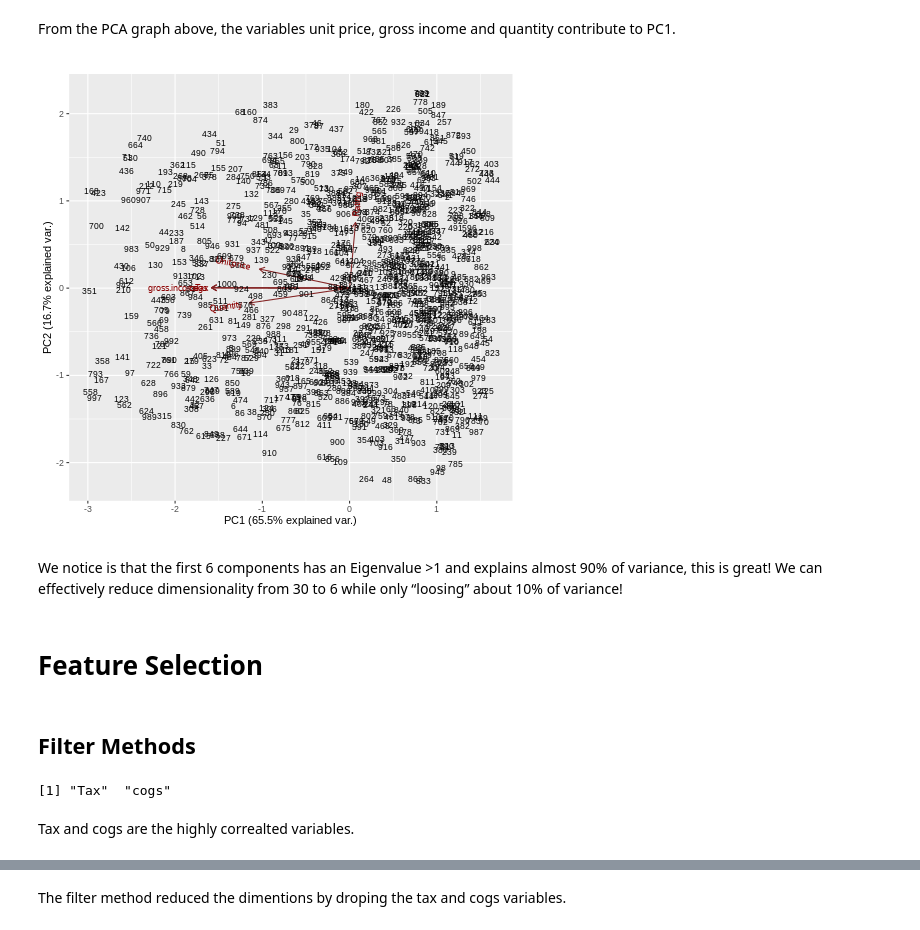
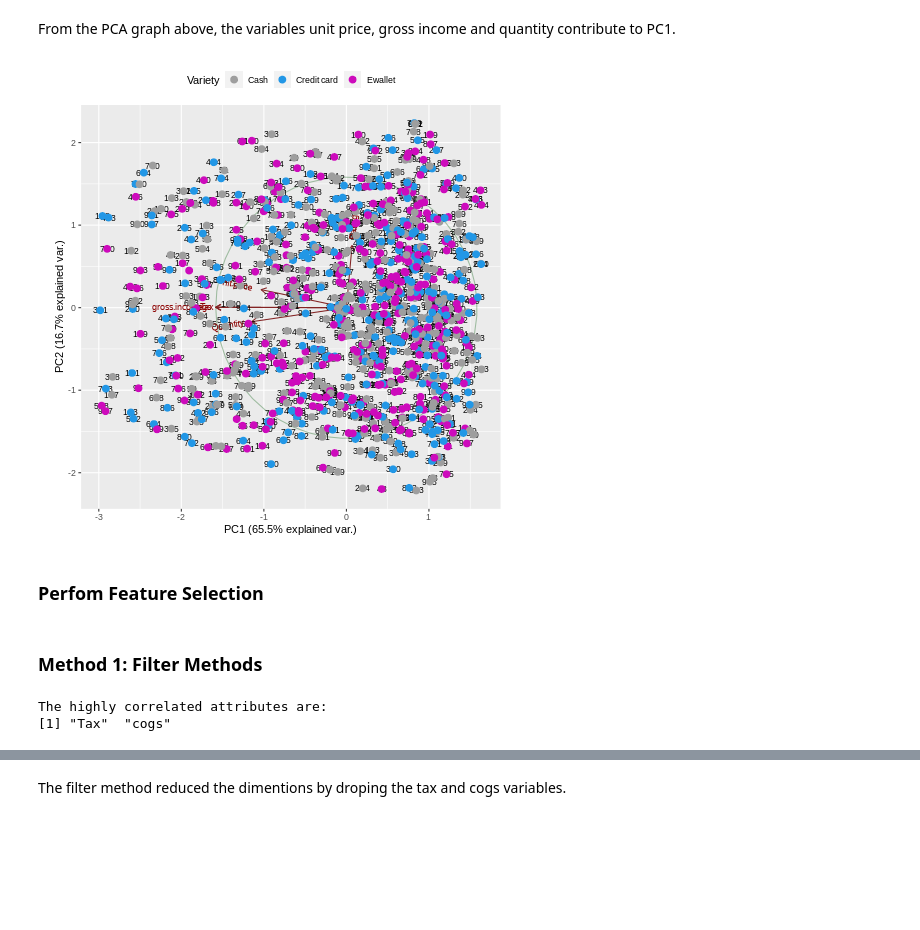
Before and after one commit to veronica1013/marketing_analysis_carrefour_kenya, a Jupyter notebook: Moringa_Data_Science_Core_Module3_W3_Independent_Project_2021_10_Veronica_Isiaho.ipynb, the cells around one changed output, grey strips where cells are left out. Saved outputs shown, nothing was run; the diff lists cells and outputs as text; code cells hidden in the pictures; blank space fills up the shorter version.

```diff
--- a/Moringa_Data_Science_Core_Module3_W3_Independent_Project_2021_10_Veronica_Isiaho.ipynb
+++ b/Moringa_Data_Science_Core_Module3_W3_Independent_Project_2021_10_Veronica_Isiaho.ipynb
@@ -711,10 +711,10 @@ market$Total <- NULL
 # #Drop gross.margin.percentage column since it has only one value in all rows
 market$gross.margin.percentage <- NULL
 
-market <- select_if(market, is.numeric)
+market_df <- select_if(market, is.numeric)
 
 #Preview the data
-tail(market)
+tail(market_df)
 # %% [output]
      Unit.price Quantity     Tax   cogs gross.income Rating
 995       60.95        1  3.0475  60.95       3.0475    5.9
@@ -892,23 +892,28 @@ From the PCA graph above, the variables unit price, gross income and quantity co
 # %%
 %%R
 # Add more information to the plot,
 # Provide arguments rownames as labels
+#labels1 <- df_1 %>% select(c(8,12,14,7,6))
 
-ggbiplot(pca_appl, labels=rownames(numerical.columns), obs.scale = 0.1, var.scale = 2, size = 100)
+ggbiplot(pca_appl, labels=rownames(numerical.columns), obs.scale = 0.1, var.scale = 2, size = 100,
+         varname.size = 3, labels.size=3, ellipse = TRUE, circle = TRUE) +
+         scale_color_manual(name="Variety", values=c(8,12,14,7)) +
+         scale_shape_manual(name="Variety", values=c(8,12,14,7)) +
+         geom_point(aes(colour=x), size = 3) +
+         theme(legend.direction ="horizontal",
+               legend.position = "top")
 # %% [output]
-[figure, old version]
+[figure, new version]
-# %% [markdown]
-We notice is that the first 6 components has an Eigenvalue >1 and explains almost 90% of variance, this is great! We can effectively reduce dimensionality from 30 to 6 while only “loosing” about 10% of variance!
 # %% [markdown]
-#  Feature Selection
+### Perfom Feature Selection
 # %% [markdown]
-## Filter Methods
+### Method 1: Filter Methods
 # %%
 %%R
 # Calculating the correlation matrix
 # ---
 #
-correlationMatrix <- cor(market)
+correlationMatrix <- cor(market_df)
 # Find attributes that are highly correlated
 # ---
 #
@@ -918,8 +923,8 @@ highlyCorrelated <- findCorrelation(correlationMatrix, cutoff=0.75)
 #
 highlyCorrelated
 
-names(market[,highlyCorrelated])
+cat("The highly correlated attributes are:\n")
+names(market_df[,highlyCorrelated])
 # %% [output]
+The highly correlated attributes are:
 [1] "Tax"  "cogs"
-# %% [markdown]
-Tax and cogs are the highly correalted variables.
```
Also changed, not shown: parts of 42 cells of this notebook.
